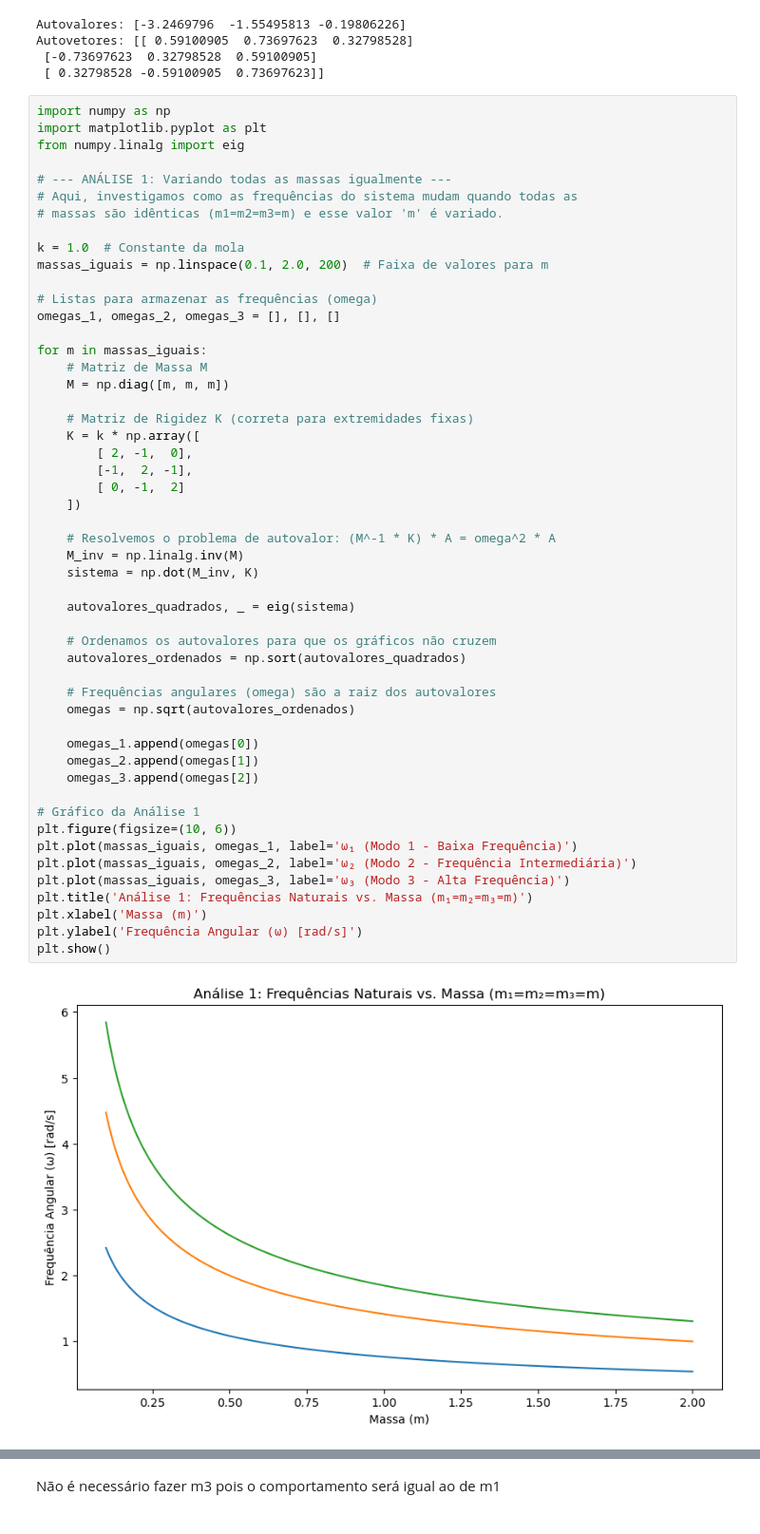
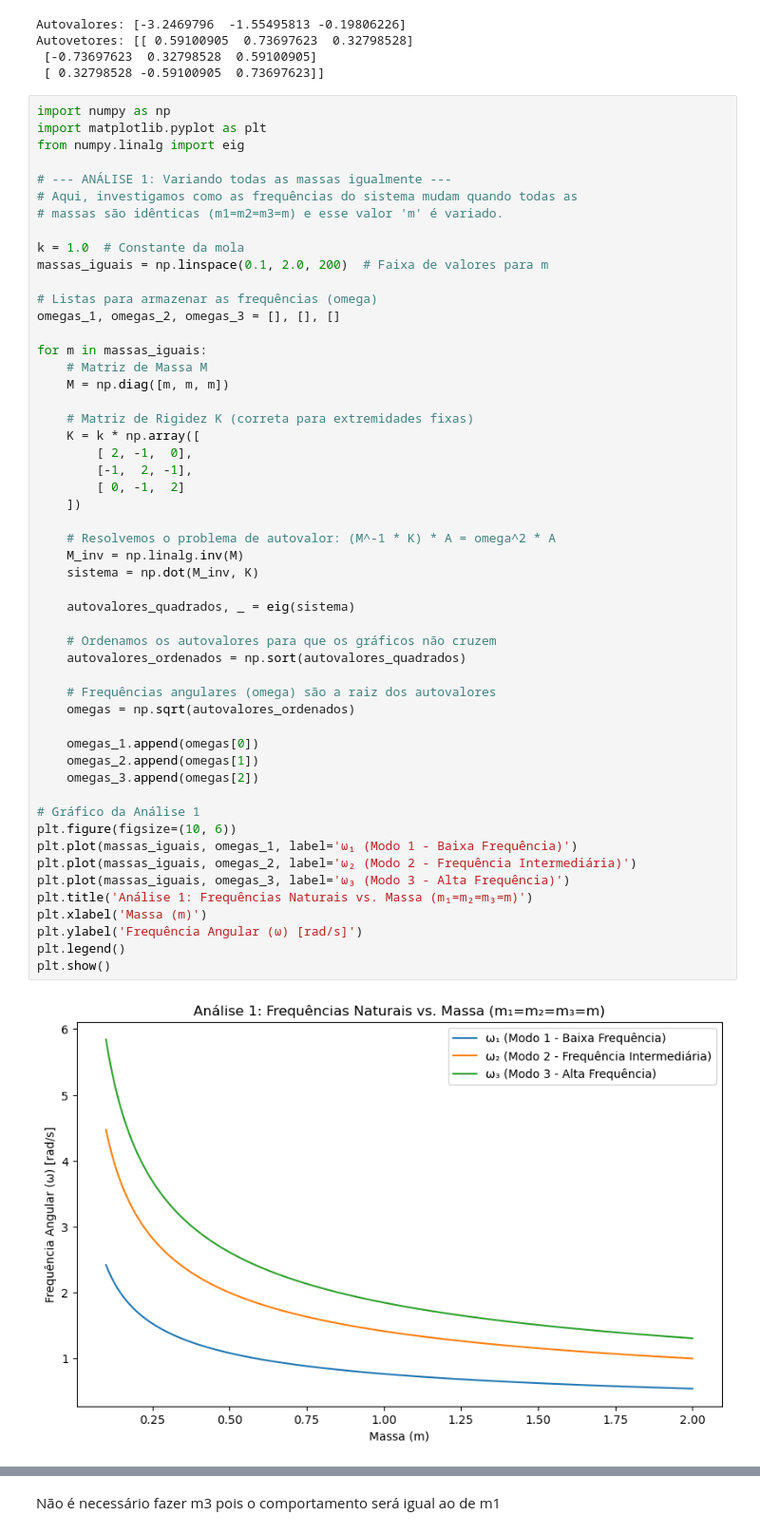
Before and after one commit to LuizDaniel-2/ATV4_FisComp, a Jupyter notebook: ATV4.ipynb, the cells around one changed output, grey strips where cells are left out. Shown at 95% size. Cells and saved outputs as stored; diff of their text form.

```diff
--- a/ATV4.ipynb
+++ b/ATV4.ipynb
@@ -221,34 +221,35 @@ for m in massas_iguais:
         [-1,  2, -1],
         [ 0, -1,  2]
     ])
 
     # Resolvemos o problema de autovalor: (M^-1 * K) * A = omega^2 * A
     M_inv = np.linalg.inv(M)
     sistema = np.dot(M_inv, K)
 
     autovalores_quadrados, _ = eig(sistema)
 
     # Ordenamos os autovalores para que os gráficos não cruzem
     autovalores_ordenados = np.sort(autovalores_quadrados)
 
     # Frequências angulares (omega) são a raiz dos autovalores
     omegas = np.sqrt(autovalores_ordenados)
 
     omegas_1.append(omegas[0])
     omegas_2.append(omegas[1])
     omegas_3.append(omegas[2])
 
 # Gráfico da Análise 1
 plt.figure(figsize=(10, 6))
 plt.plot(massas_iguais, omegas_1, label='ω₁ (Modo 1 - Baixa Frequência)')
 plt.plot(massas_iguais, omegas_2, label='ω₂ (Modo 2 - Frequência Intermediária)')
 plt.plot(massas_iguais, omegas_3, label='ω₃ (Modo 3 - Alta Frequência)')
 plt.title('Análise 1: Frequências Naturais vs. Massa (m₁=m₂=m₃=m)')
 plt.xlabel('Massa (m)')
 plt.ylabel('Frequência Angular (ω) [rad/s]')
+plt.legend()
 plt.show()
 # %% [output]
-[figure, old version]
+[figure, new version]
 # %%
 # --- ANÁLISE 2: Variando apenas a massa central ---
 # Esta é uma análise mais rica. Mantemos m1 e m3 fixas e variamos m2.
```
Also changed, not shown: parts of 11 cells of this notebook, 1 other file.
